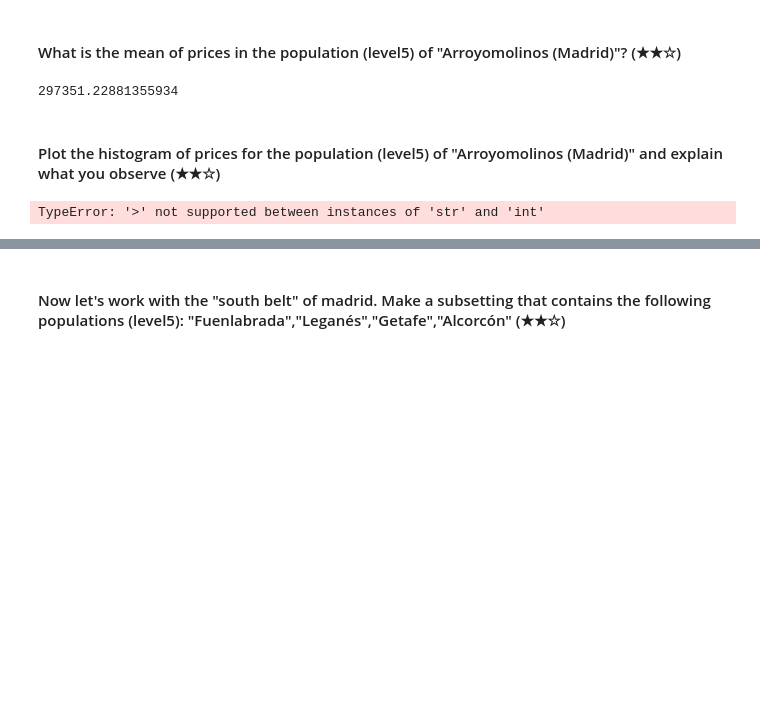
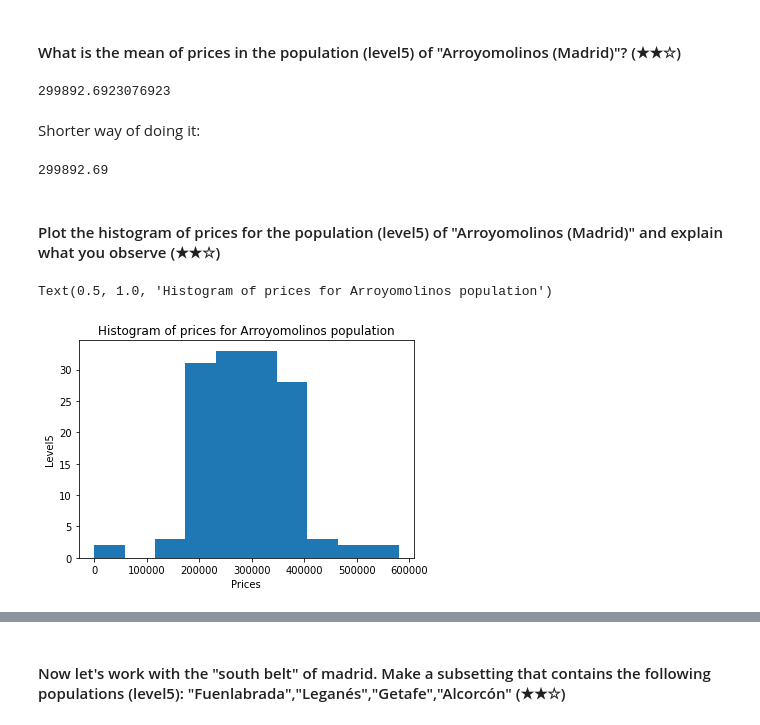
Before and after one commit to easyundercover/data-cleanup-final-exercise, a Jupyter notebook: project.ipynb, the cells around one changed output, grey strips where cells are left out. Cells and saved outputs as stored; diff of their text form; code cells hidden in the pictures; blank space fills up the shorter version.

```diff
--- a/project.ipynb
+++ b/project.ipynb
@@ -139,22 +147,28 @@ df['rooms'].fillna(0, inplace=True) #Reemplaza el NA con los valores de la media
 # %% [markdown]
 #### What is the mean of prices in the population (level5) of "Arroyomolinos (Madrid)"? (★★☆)
 # %%
-df_arroyo = df[df['level5'] == "Arroyomolinos (Madrid)"]
-df_arroyo['price'].mean() #Debería borrarle los 0 para que no me afecte la media
-#Para filtrar los 0 se puede hacer algo así data_filtered_by_surface =data[data['surface']>0]
+df_arroyo = df[df['level5'] == "Arroyomolinos (Madrid)"] #Me quedo solo con los de Arroyomolinos
+prices_arroyo_sin_0 = df_arroyo[df_arroyo['price'] > 0] #Me quedo solo con los precios de Arroyomolinos que son mayores a 0
+prices_arroyo_sin_0['price'].mean() #Calculo la media de los precios de Arroyomolinos sin ceros
 # %% [output]
-297351.22881355934
+299892.6923076923
+# %% [markdown]
+Shorter way of doing it:
+# %%
+data_price=df[df['price']>0] #Filtra los precios de todo el dataframe > 0
+print(str(round(data_price[data_price.level5 == "Arroyomolinos (Madrid)"].price.mean(),2))) #Calcula la media para los precios de Arroyomolinos
+# %% [output]
+299892.69
 # %% [markdown]
 #### Plot the histogram of prices for the population (level5) of "Arroyomolinos (Madrid)" and explain what you observe (★★☆)
 # %%
-plt.hist(df[df_arroyo['price'>0]])
+df_arroyo = df[df['level5'] == "Arroyomolinos (Madrid)"] #Me quedo solo con los de Arroyomolinos
+plt.hist(df_arroyo["price"]) #Acá hago plot con todos los precios, 0 incluidos
 plt.xlabel('Prices')
 plt.ylabel('Level5')
 plt.title('Histogram of prices for Arroyomolinos population')
 
-#La mayoría de las casas de Arroyomolinos salen entre 200.000 y 40.000 dólares
-
-#data_price=df[df['price'>0]
-#df_arroyo = data_price[data_price.level5 == "Arroyomolinos (Madrid)"].price.hist()
+#plt.hist(df_arroyo[["price"]>0]) #Este filtro está mal, me da error y no entiendo por qué
 # %% [output]
-TypeError: '>' not supported between instances of 'str' and 'int'
+Text(0.5, 1.0, 'Histogram of prices for Arroyomolinos population')
+[figure, added]
```
Also changed, not shown: parts of 14 cells of this notebook.
